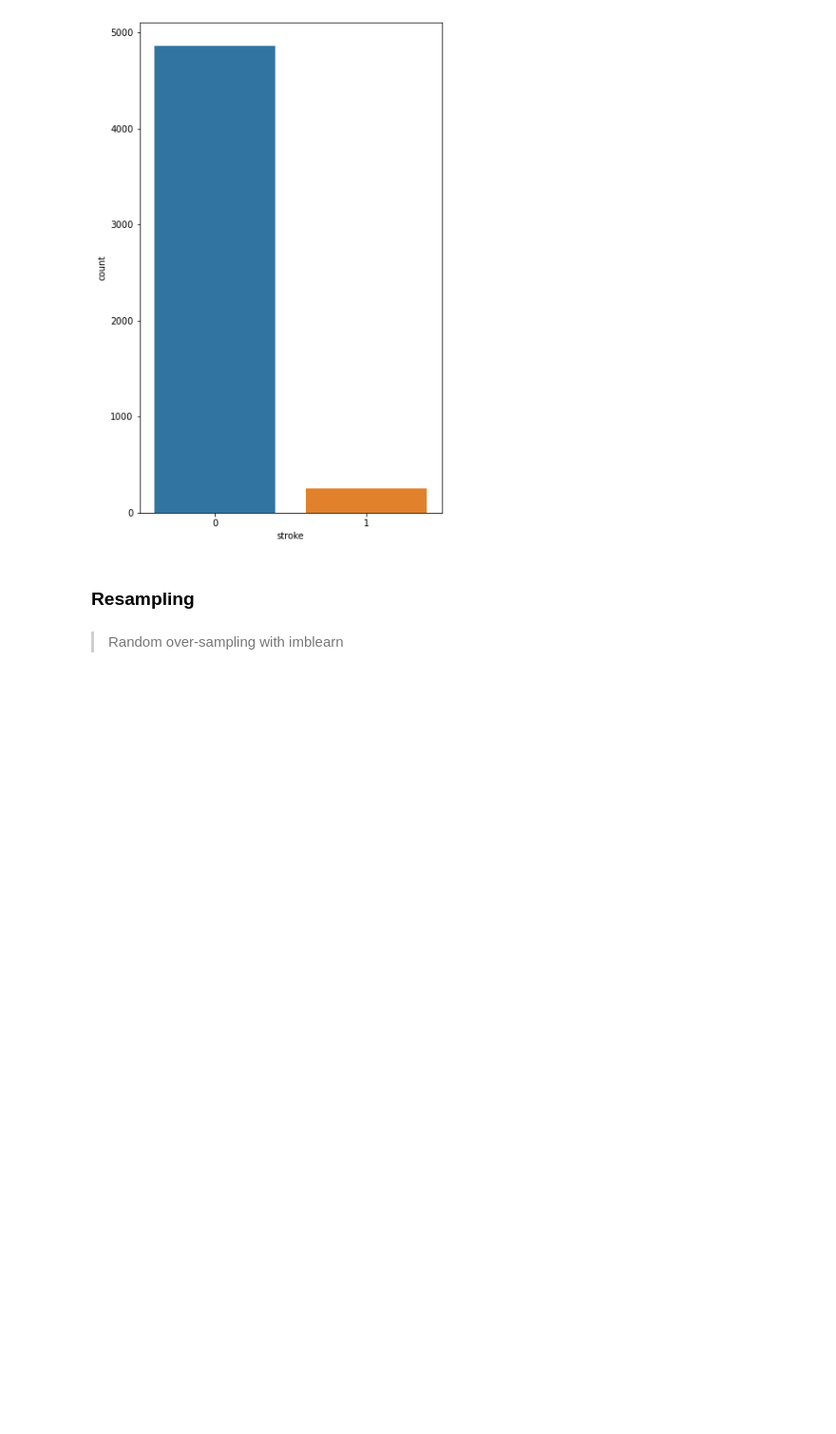
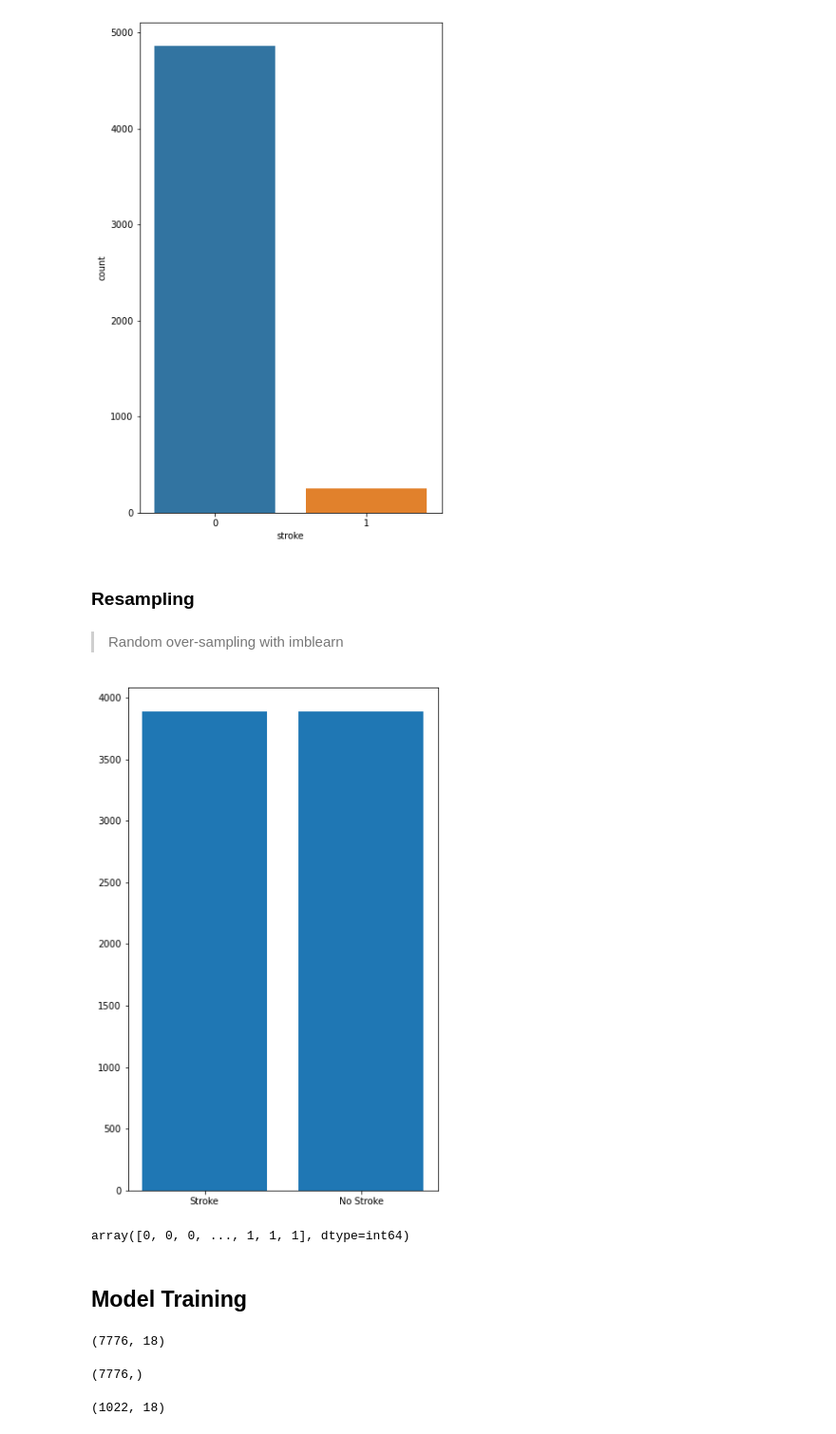
Before and after one commit to tmKamal/ml-stroke-prediction-model, a Jupyter notebook: prediction_model.ipynb, the cells around one changed output. Shown at 95% size. Drawn from its saved outputs; the diff is of its cells as text; code cells hidden in the pictures; blank space fills up the shorter version.

```diff
--- a/prediction_model.ipynb
+++ b/prediction_model.ipynb
@@ -196,2 +250,42 @@ plt.show()
 # %% [markdown]
 > Random over-sampling with imblearn
+# %%
+features= df_strokes.drop("stroke",axis=1)
+target = df_strokes["stroke"]
+X = features.to_numpy()
+Y = target.to_numpy()
+fixer = MinMaxScaler()
+X=fixer.fit_transform(X)
+X_train, X_test, Y_train, Y_test= train_test_split(X,Y,stratify=Y,test_size=0.2,random_state=42)
+counter = Counter(Y_train)
+
+## set SMOTE
+smt = SMOTE(random_state=42)
+
+X_train, Y_train =smt.fit_resample(X_train,Y_train)
+counter=Counter(Y_train)
+
+## Graph (After balanced the data using SMOTE)
+plt.figure(figsize=[6,10])
+plt.bar(['Stroke','No Stroke'],pd.Series(counter))
+plt.show()
+# %% [output]
+[figure, added]
+# %%
+Y_train
+# %% [output]
+array([0, 0, 0, ..., 1, 1, 1], dtype=int64)
+# %% [markdown]
+## Model Training
+# %%
+X_train.shape
+# %% [output]
+(7776, 18)
+# %%
+Y_train.shape
+# %% [output]
+(7776,)
+# %%
+X_test.shape
+# %% [output]
+(1022, 18)
```
Also changed, not shown: parts of 33 cells of this notebook.
